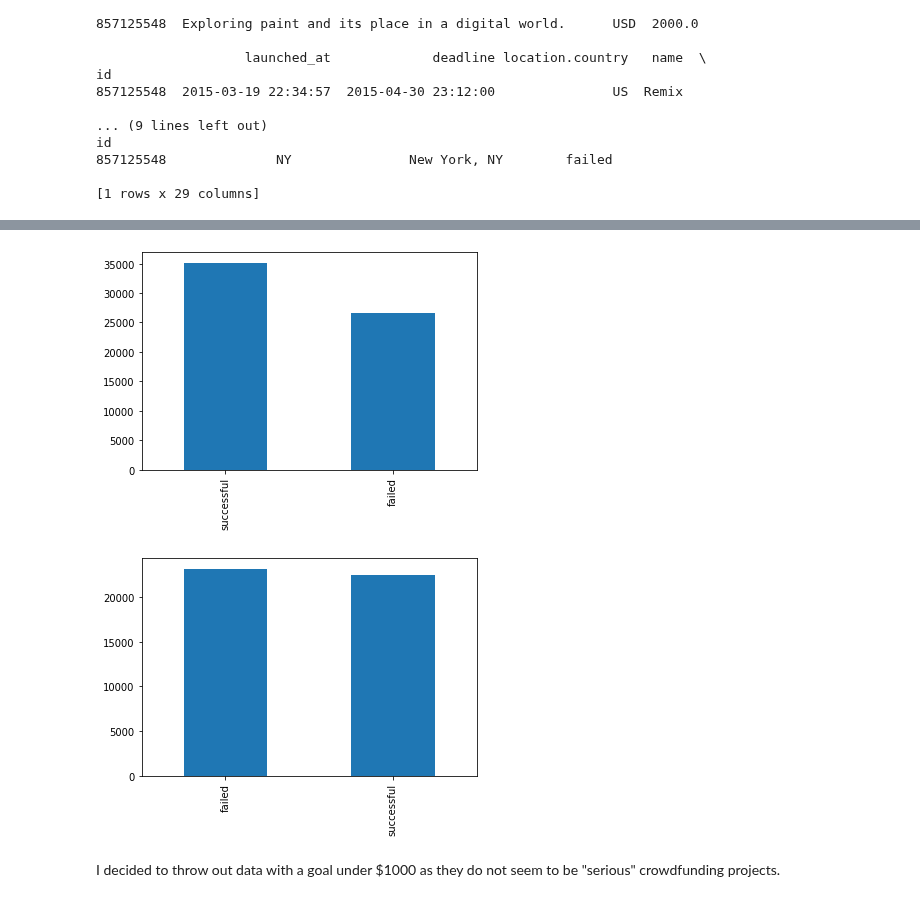
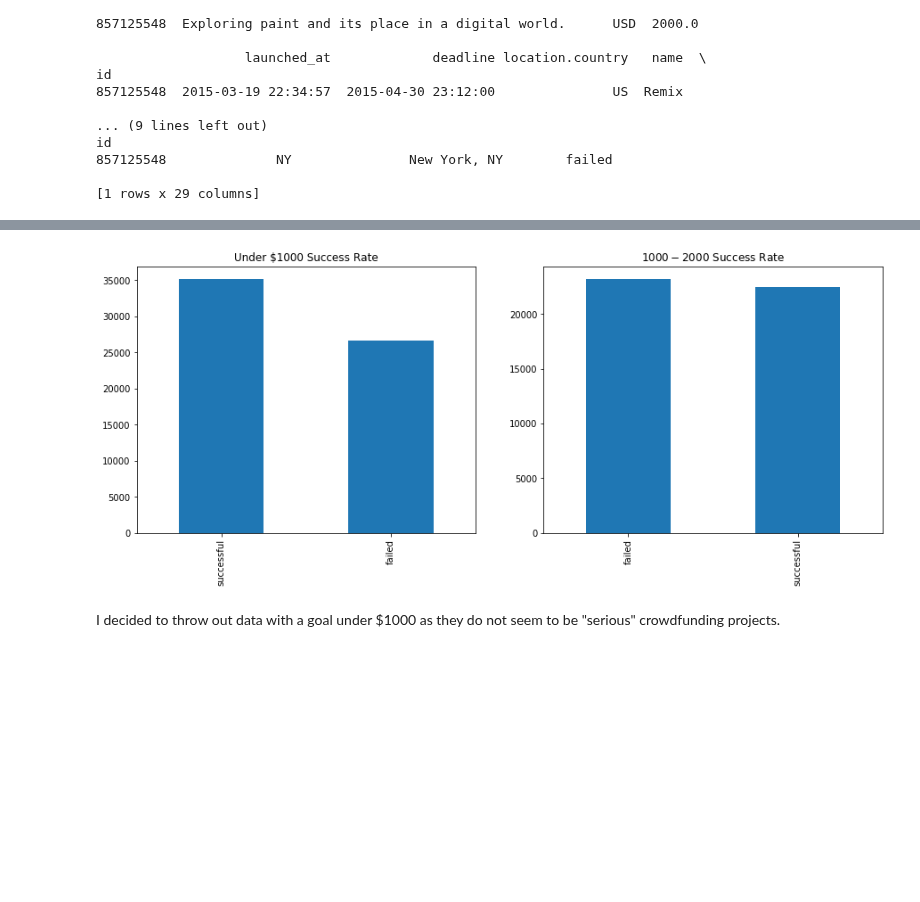
Before and after one commit to dwitten392/Springboard---DW, a Jupyter notebook: Capstone 1 - Kickstarter/Kickstarter Projects.ipynb, the cells around one changed output, grey strips where cells are left out. Saved outputs shown, nothing was run; the diff lists cells and outputs as text; code cells hidden in the pictures; blank space fills up the shorter version.

```diff
--- a/Capstone 1 - Kickstarter/Kickstarter Projects.ipynb
+++ b/Capstone 1 - Kickstarter/Kickstarter Projects.ipynb
@@ -39,12 +42,15 @@ plt.show()
 # %%
 #Checking first 1000 category against 2nd 1000. Already by the second, failure is more likely than success.
+fig=plt.figure(figsize=(15,5.5))
+plt.subplot(1,2,1)
+plt.title('Under $1000 Success Rate')
 data['binary_state'].loc[data['goal_USD'] < 1000].value_counts().plot(kind='bar')
-plt.show()
+plt.subplot(1,2,2)
+plt.title("$1000 - $2000 Success Rate")
 data['binary_state'][(data['goal_USD'] >= 1000) & (data['goal_USD'] < 2000)].value_counts().plot(kind='bar')
 plt.show()
 # %% [output]
-[figure, old version]
+[figure, new version]
-[figure, removed]
 # %% [markdown]
 I decided to throw out data with a goal under $1000 as they do not seem to be "serious" crowdfunding projects.
 # %%
```
Also changed, not shown: parts of 11 cells of this notebook.
